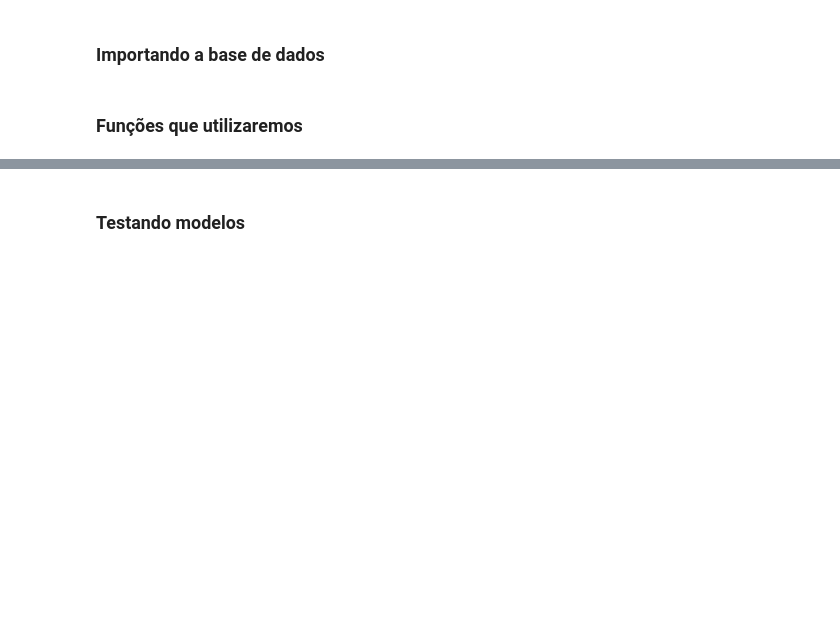
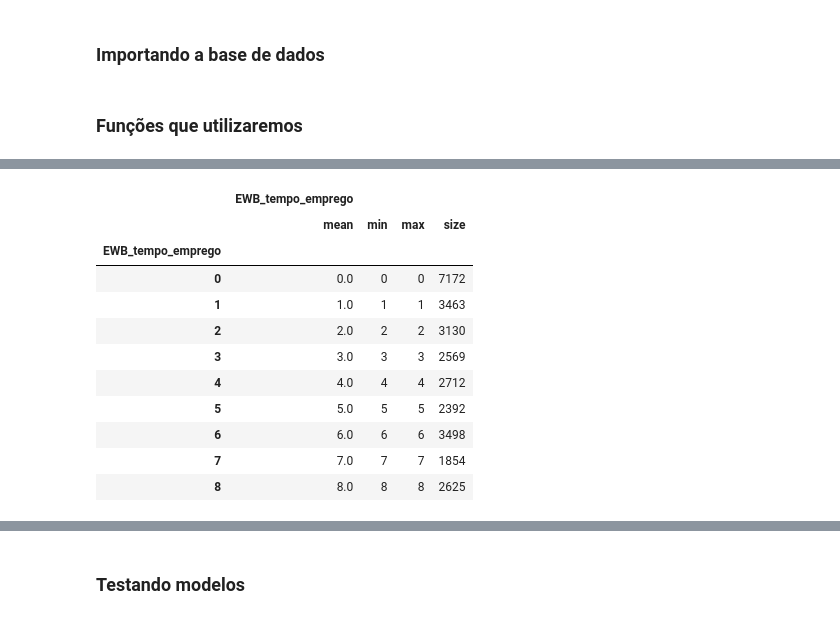
Before and after one commit to GBibiano/risco-credito, a Jupyter notebook: modelagem.ipynb, the cells around one changed output, grey strips where cells are left out. Cells and saved outputs as stored; diff of their text form; code cells hidden in the pictures; blank space fills up the shorter version.

```diff
--- a/modelagem.ipynb
+++ b/modelagem.ipynb
@@ -116,0 +159,15 @@ def treinar_modelo(modelo, X: pd.DataFrame, y: pd.Series) -> str:
+# %%
+df.groupby('EWB_tempo_emprego').agg({'EWB_tempo_emprego':['mean','min','max', 'size']})
+# %% [output]
+|  | EWB_tempo_emprego |  |  |  |
+|  | mean | min | max | size |
+| EWB_tempo_emprego |  |  |  |  |
+| 0 | 0.0 | 0 | 0 | 7172 |
+| 1 | 1.0 | 1 | 1 | 3463 |
+| 2 | 2.0 | 2 | 2 | 3130 |
+| 3 | 3.0 | 3 | 3 | 2569 |
+| 4 | 4.0 | 4 | 4 | 2712 |
+| 5 | 5.0 | 5 | 5 | 2392 |
+| 6 | 6.0 | 6 | 6 | 3498 |
+| 7 | 7.0 | 7 | 7 | 1854 |
+| 8 | 8.0 | 8 | 8 | 2625 |
```
Also changed, not shown: parts of 26 cells of this notebook.
